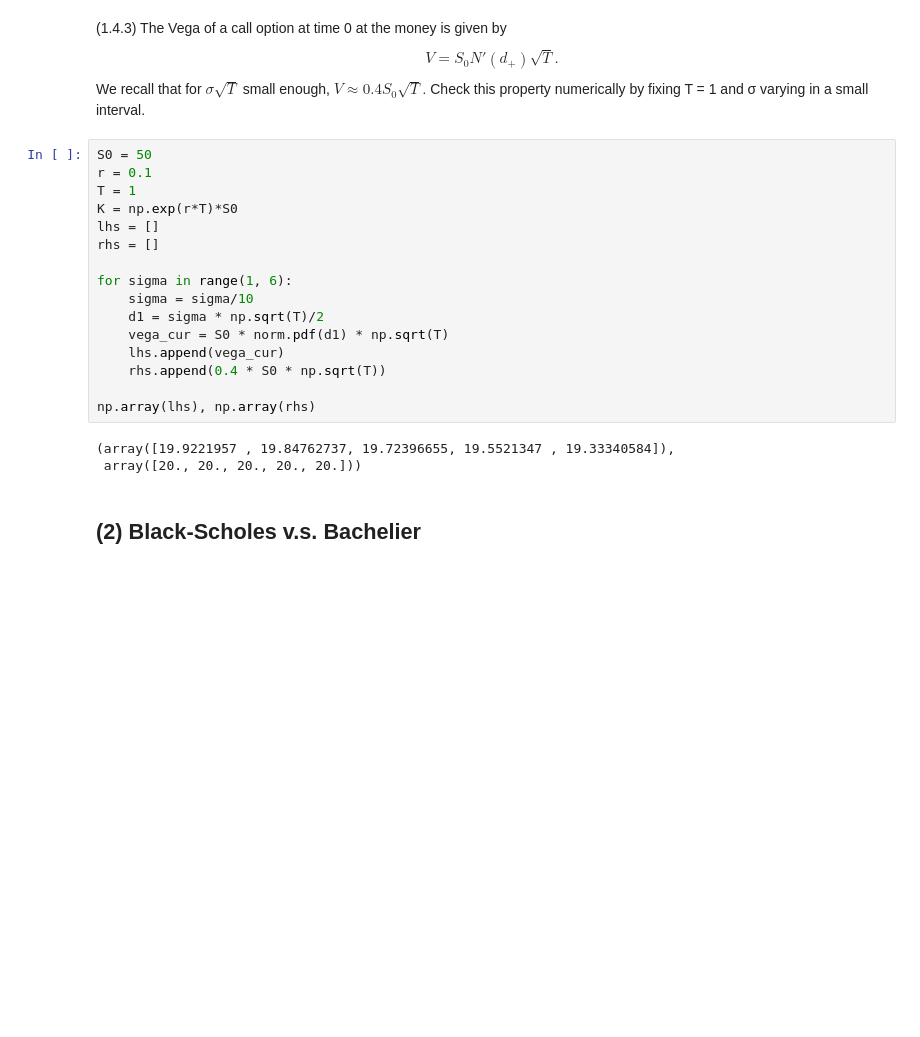
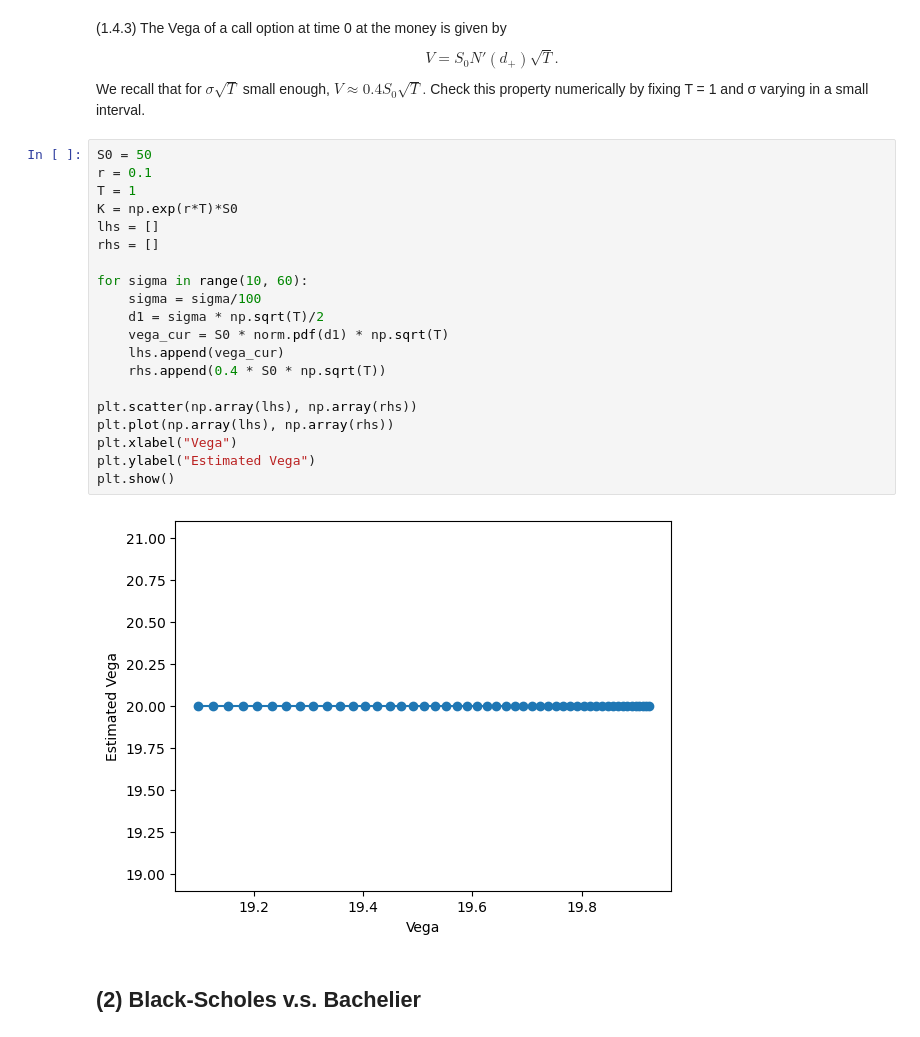
Before and after one commit to jgeng99/berkeley-work, a Jupyter notebook: INDENG222/Project/indeng222_proj.ipynb, the cells around one changed output. Cells and saved outputs as stored; diff of their text form; blank space fills up the shorter version.

```diff
--- a/INDENG222/Project/indeng222_proj.ipynb
+++ b/INDENG222/Project/indeng222_proj.ipynb
@@ -306,22 +319,25 @@ np.array(lhs), np.array(rhs)
 # %%
 S0 = 50
 r = 0.1
 T = 1
 K = np.exp(r*T)*S0
 lhs = []
 rhs = []
 
-for sigma in range(1, 6):
-    sigma = sigma/10
+for sigma in range(10, 60):
+    sigma = sigma/100
     d1 = sigma * np.sqrt(T)/2
     vega_cur = S0 * norm.pdf(d1) * np.sqrt(T)
     lhs.append(vega_cur)
     rhs.append(0.4 * S0 * np.sqrt(T))
 
-np.array(lhs), np.array(rhs)
+plt.scatter(np.array(lhs), np.array(rhs))
+plt.plot(np.array(lhs), np.array(rhs))
+plt.xlabel("Vega")
+plt.ylabel("Estimated Vega")
+plt.show()
 # %% [output]
-(array([19.9221957 , 19.84762737, 19.72396655, 19.5521347 , 19.33340584]),
- array([20., 20., 20., 20., 20.]))
+[figure, added]
 # %% [markdown]
 ## (2) Black-Scholes v.s. Bachelier
 # %% [markdown]
```
Also changed, not shown: parts of 12 cells of this notebook.
